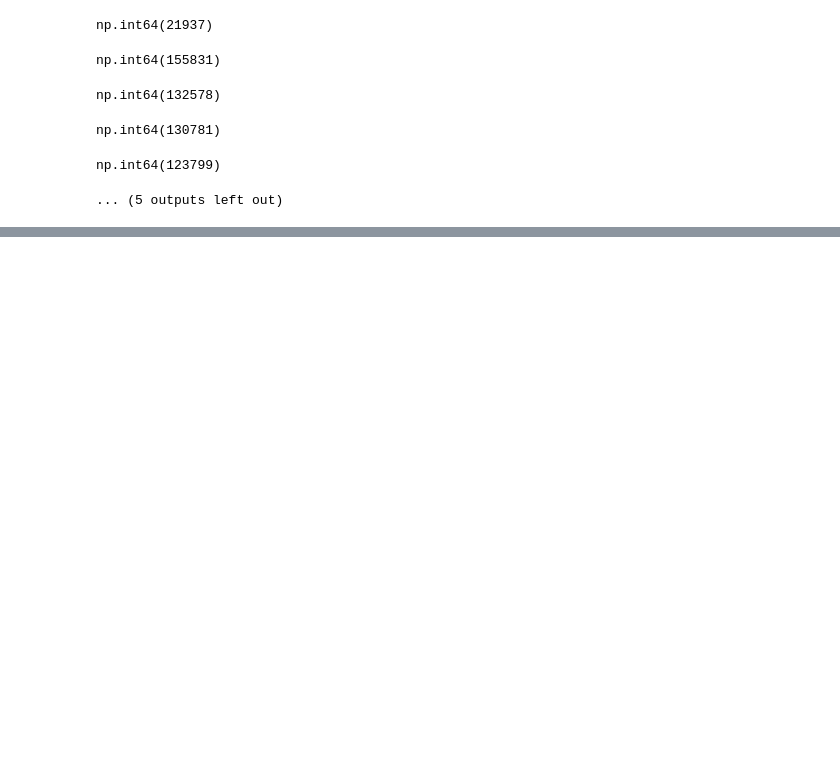
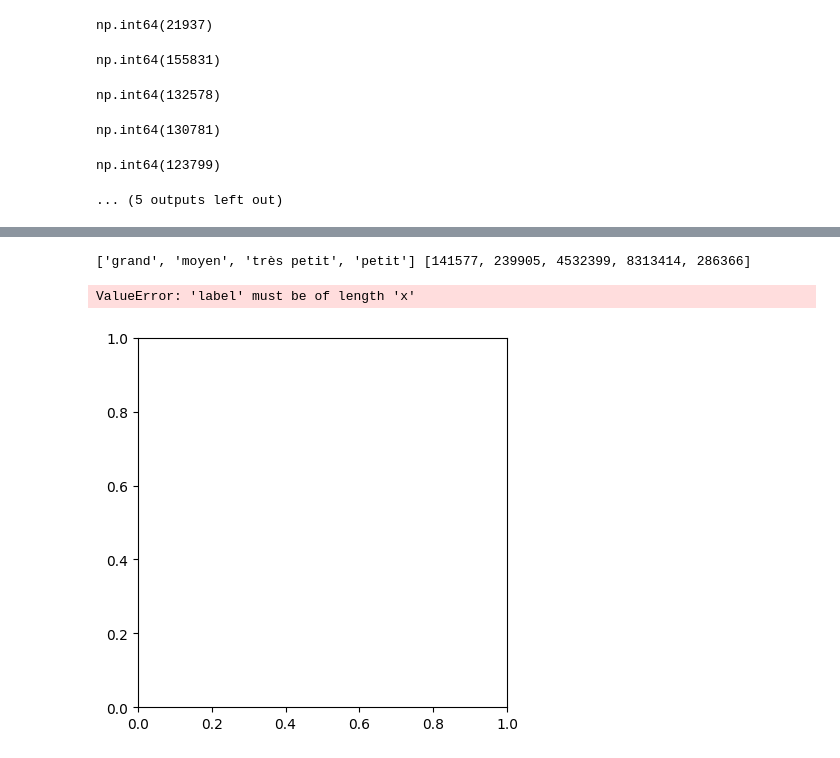
Before and after one commit to margotlafond/projet-info, a Jupyter notebook: analyse_data1.ipynb, the cells around one changed output, grey strips where cells are left out. Drawn from its saved outputs; the diff is of its cells as text; code cells hidden in the pictures; blank space fills up the shorter version.

```diff
--- a/analyse_data1.ipynb
+++ b/analyse_data1.ipynb
@@ -289,0 +355,14 @@ np.int64(123799)
+# %%
+
+pub=df[df['Secteur']=="PUBLIC"]
+gb1=pub.groupby(by='taille',observed=True)
+data=gb1["Nombre d'élèves total"].sum().tolist()
+lab=pub['taille'].unique().tolist()[:4]
+print(lab,data)
+plt.pie(data,labels=lab)
+plt.title('public')
+plt.show()
+# %% [output]
+['grand', 'moyen', 'très petit', 'petit'] [141577, 239905, 4532399, 8313414, 286366]
+ValueError: 'label' must be of length 'x'
+[figure, added]
```
Also changed, not shown: parts of 11 cells of this notebook.
